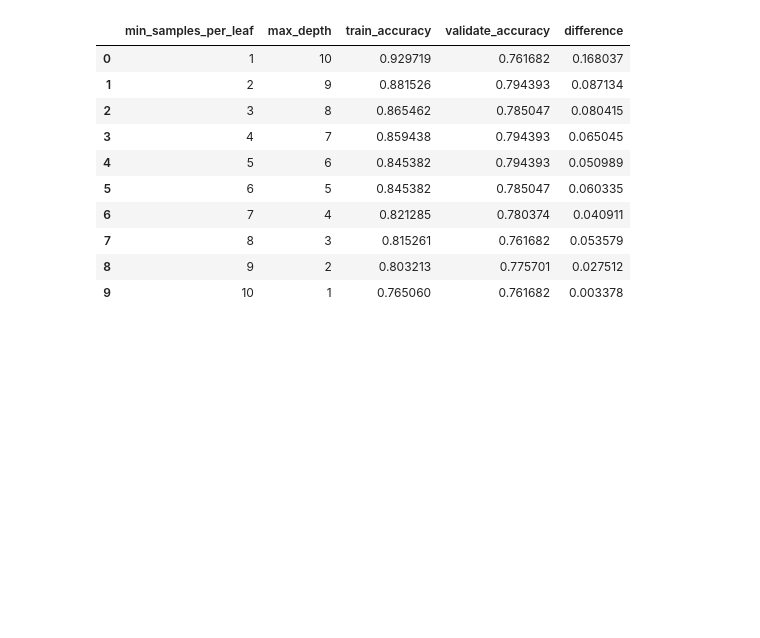
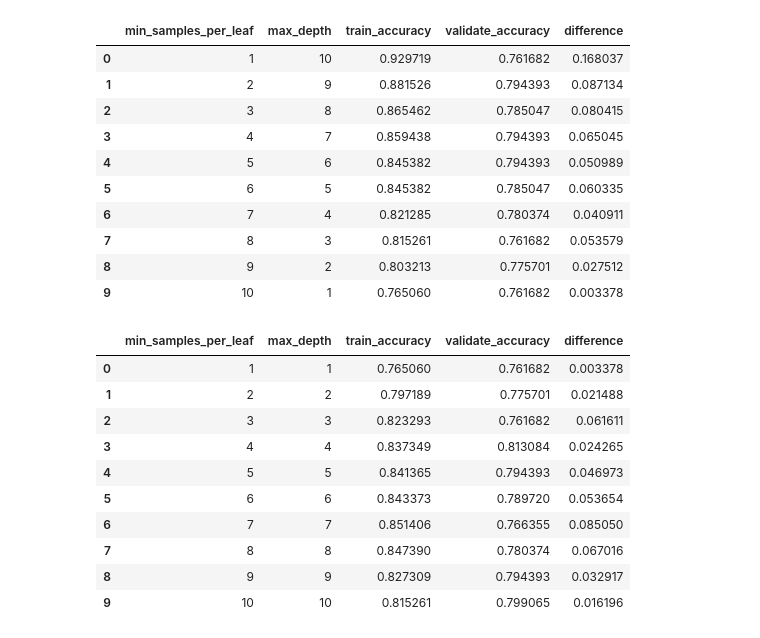
Before and after one commit to AJMartinezLlanes/classification-exercises, a Jupyter notebook: model.ipynb, the cells around one changed output. Cells and saved outputs as stored; diff of their text form; code cells hidden in the pictures; blank space fills up the shorter version.

```diff
--- a/model.ipynb
+++ b/model.ipynb
@@ -555,5 +555,47 @@ df
 | 7 | 8 | 3 | 0.815261 | 0.761682 | 0.053579 |
 | 8 | 9 | 2 | 0.803213 | 0.775701 | 0.027512 |
 | 9 | 10 | 1 | 0.765060 | 0.761682 | 0.003378 |
+# %%
+metrics = []
+max_depth = 11
+
+for i in range(1, max_depth):
+    # Make the thing
+    depth = i
+    n_samples = i
+    forest = RandomForestClassifier(max_depth=depth, min_samples_leaf=n_samples, random_state=1349)
+
+    # Fit the thing
+    forest = forest.fit(x_train, y_train)
+
+    # Use the thing
+    sample_accuracy = forest.score(x_train, y_train)
+
+    out_of_sample_accuracy = forest.score(x_validate, y_validate)
+
+    output = {
+        "min_samples_per_leaf": n_samples,
+        "max_depth": depth,
+        "train_accuracy": sample_accuracy,
+        "validate_accuracy": out_of_sample_accuracy
+    }
+
+    metrics.append(output)
+
+df = pd.DataFrame(metrics)
+df["difference"] = df.train_accuracy - df.validate_accuracy
+df
+# %% [output]
+|  | min_samples_per_leaf | max_depth | train_accuracy | validate_accuracy | difference |
+| 0 | 1 | 1 | 0.765060 | 0.761682 | 0.003378 |
+| 1 | 2 | 2 | 0.797189 | 0.775701 | 0.021488 |
+| 2 | 3 | 3 | 0.823293 | 0.761682 | 0.061611 |
+| 3 | 4 | 4 | 0.837349 | 0.813084 | 0.024265 |
+| 4 | 5 | 5 | 0.841365 | 0.794393 | 0.046973 |
+| 5 | 6 | 6 | 0.843373 | 0.789720 | 0.053654 |
+| 6 | 7 | 7 | 0.851406 | 0.766355 | 0.085050 |
+| 7 | 8 | 8 | 0.847390 | 0.780374 | 0.067016 |
+| 8 | 9 | 9 | 0.827309 | 0.794393 | 0.032917 |
+| 9 | 10 | 10 | 0.815261 | 0.799065 | 0.016196 |
 # %%
 # 5. What are the differences in the evaluation metrics? Which performs better on your in-sample data? Why?
```
Also changed, not shown: parts of 28 cells of this notebook.
